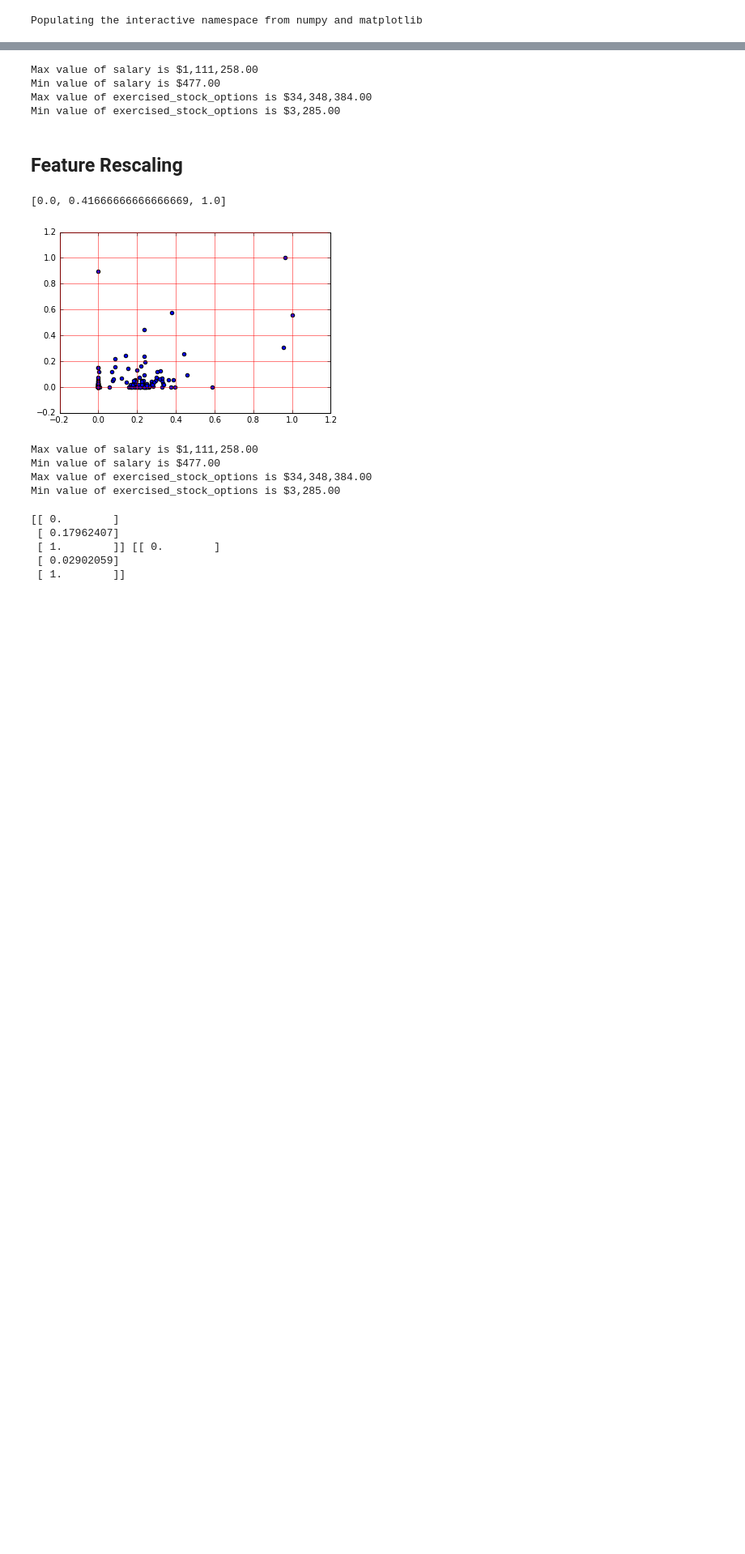
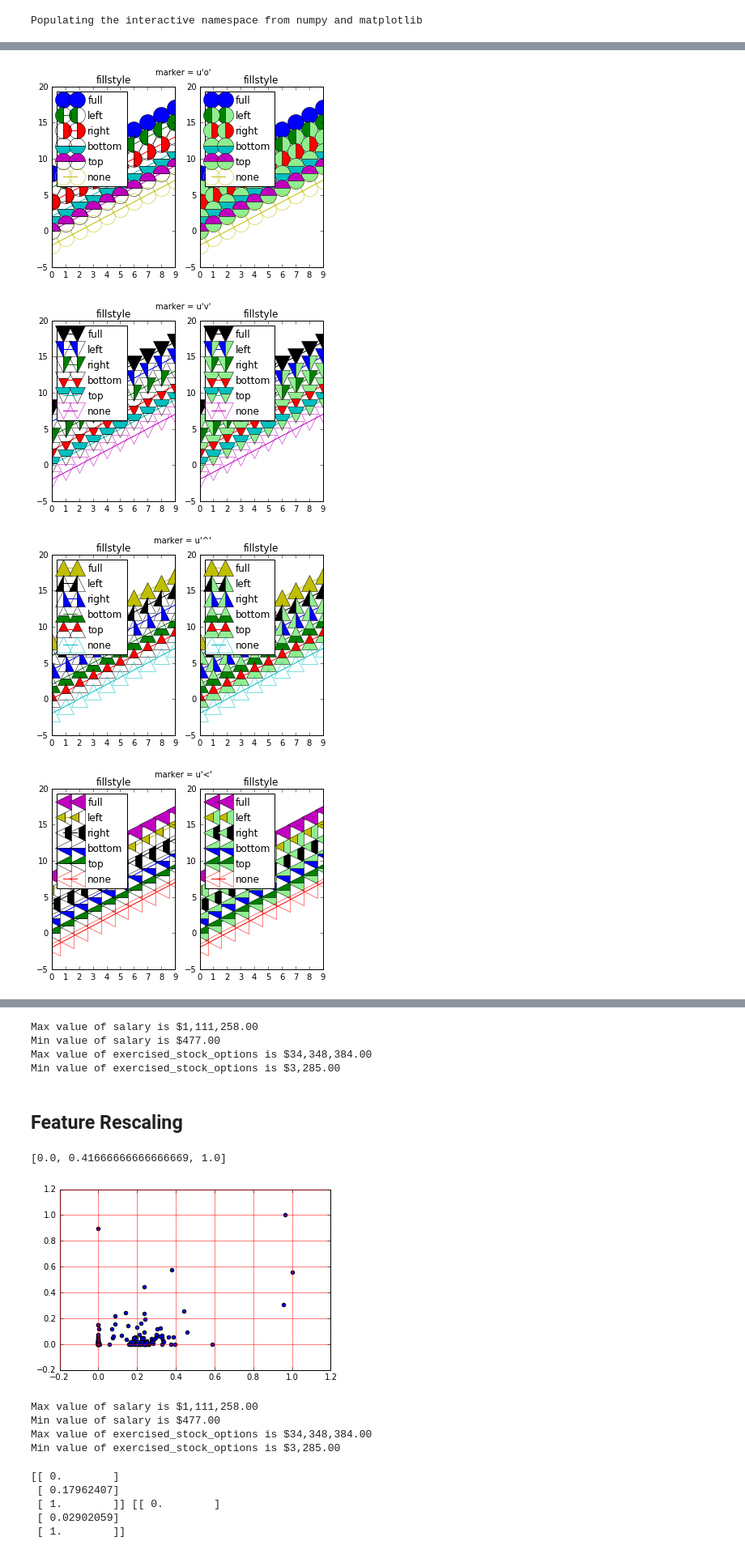
Before and after one commit to omoju/udacityUd120Lessons, a Jupyter notebook: Clustering.ipynb, the cells around one changed output, grey strips where cells are left out. Shown: that part at 81% size. Drawn from its saved outputs; the diff is of its cells as text; code cells hidden in the pictures; blank space fills up the shorter version.

```diff
--- a/Clustering.ipynb
+++ b/Clustering.ipynb
@@ -81,0 +81,44 @@ except NameError:
+# %%
+import itertools
+
+import numpy as np
+import matplotlib.lines as mlines
+import matplotlib.pyplot as plt
+
+colors = itertools.cycle(['b', 'g', 'r', 'c', 'm', 'y', 'k'])
+altcolor = 'lightgreen'
+
+plt.rcParams['text.usetex'] = False # otherwise, '^' will cause trouble
+
+y = np.arange(10)
+for marker in mlines.Line2D.filled_markers:
+    f = plt.figure()
+    f.text(.5,.95, "marker = %r" % marker, ha='center')
+    for i,fs in enumerate(mlines.Line2D.fillStyles):
+        color = colors.next()
+
+        ax = f.add_subplot(121)
+        ax.plot(2*(4-i)+y, c=color,
+                       marker=marker,
+                       markersize=20,
+                       fillstyle=fs,
+                       label=fs)
+        ax.legend(loc=2)
+        ax.set_title('fillstyle')
+
+        ax = f.add_subplot(122)
+        ax.plot(2*(4-i)+y, c=color,
+                       marker=marker,
+                       markersize=20,
+                       markerfacecoloralt=altcolor,
+                       fillstyle=fs,
+                       label=fs)
+        ax.legend(loc=2)
+        ax.set_title('fillstyle')
+
+plt.show()
+# %% [output]
+[figure, added]
+[figure, added]
+[figure, added]
+[figure, added]
```
Also changed, not shown: parts of 8 cells of this notebook, 1 other file.
